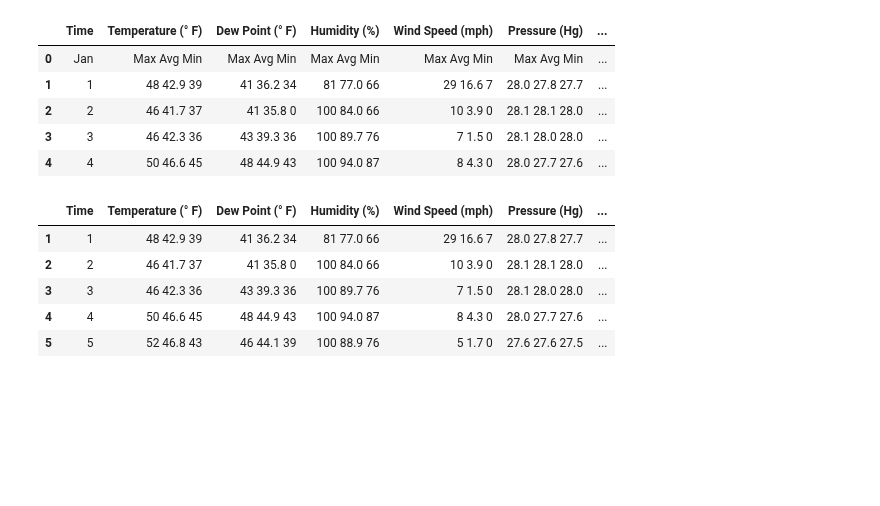
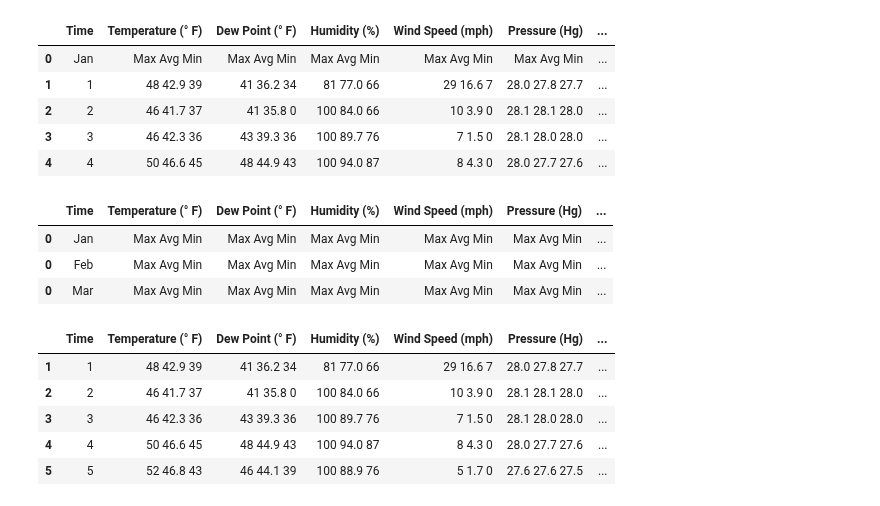
Before and after one commit to Ironhack-Part-Time-Enero2022/apuntes-clases, a Jupyter notebook: semana-8/8.2-Selenium.ipynb, the cells around one changed output. Drawn from its saved outputs; the diff is of its cells as text; code cells hidden in the pictures; blank space fills up the shorter version.

```diff
--- a/semana-8/8.2-Selenium.ipynb
+++ b/semana-8/8.2-Selenium.ipynb
@@ -285,6 +315,13 @@ clima_df.head()
 | 2 | 2 | 46 41.7 37 | 41 35.8 0 | 100 84.0 66 | 10 3.9 0 | 28.1 28.1 28.0 | ... |
 | 3 | 3 | 46 42.3 36 | 43 39.3 36 | 100 89.7 76 | 7 1.5 0 | 28.1 28.0 28.0 | ... |
 | 4 | 4 | 50 46.6 45 | 48 44.9 43 | 100 94.0 87 | 8 4.3 0 | 28.0 27.7 27.6 | ... |
+# %%
+clima_df.loc[0]
+# %% [output]
+|  | Time | Temperature (° F) | Dew Point (° F) | Humidity (%) | Wind Speed (mph) | Pressure (Hg) | ... |
+| 0 | Jan | Max Avg Min | Max Avg Min | Max Avg Min | Max Avg Min | Max Avg Min | ... |
+| 0 | Feb | Max Avg Min | Max Avg Min | Max Avg Min | Max Avg Min | Max Avg Min | ... |
+| 0 | Mar | Max Avg Min | Max Avg Min | Max Avg Min | Max Avg Min | Max Avg Min | ... |
 # %%
 # eliminamos cualquier fila que tenga un índice de 0
 
```
Also changed, not shown: parts of 6 cells of this notebook.
